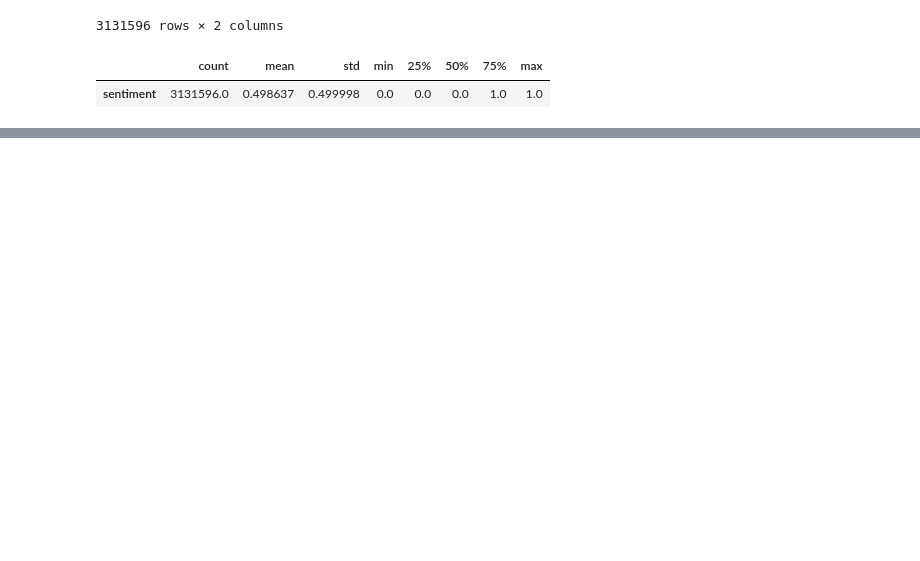
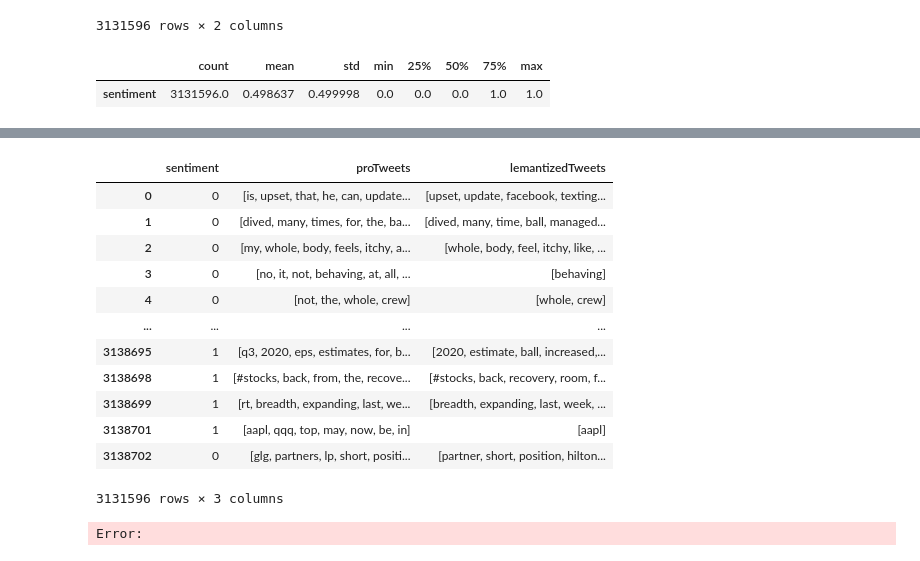
Before and after one commit to Uplyuz/Proyecto, a Jupyter notebook: src/explore.ipynb, the cells around one changed output, grey strips where cells are left out. Cells and saved outputs as stored; diff of their text form; code cells hidden in the pictures; blank space fills up the shorter version.

```diff
--- a/src/explore.ipynb
+++ b/src/explore.ipynb
@@ -199,0 +217,23 @@ Error:
+# %%
+df=df.drop(columns=["tweet"],axis=1)
+# %%
+df['lemantizedTweets']=df['proTweets'].apply(lemmatizar_text)
+df
+# %% [output]
+|  | sentiment | proTweets | lemantizedTweets |
+| 0 | 0 | [is, upset, that, he, can, update... | [upset, update, facebook, texting... |
+| 1 | 0 | [dived, many, times, for, the, ba... | [dived, many, time, ball, managed... |
+| 2 | 0 | [my, whole, body, feels, itchy, a... | [whole, body, feel, itchy, like, ... |
+| 3 | 0 | [no, it, not, behaving, at, all, ... | [behaving] |
+| 4 | 0 | [not, the, whole, crew] | [whole, crew] |
+| ... | ... | ... | ... |
+| 3138695 | 1 | [q3, 2020, eps, estimates, for, b... | [2020, estimate, ball, increased,... |
+| 3138698 | 1 | [#stocks, back, from, the, recove... | [#stocks, back, recovery, room, f... |
+| 3138699 | 1 | [rt, breadth, expanding, last, we... | [breadth, expanding, last, week, ... |
+| 3138701 | 1 | [aapl, qqq, top, may, now, be, in] | [aapl] |
+| 3138702 | 0 | [glg, partners, lp, short, positi... | [partner, short, position, hilton... |
+3131596 rows × 3 columns
+# %%
+df=df.drop(columns=["proTweets"],axis=1)
+# %% [output]
+Error:
```
Also changed, not shown: parts of 10 cells of this notebook, 2 other files.
